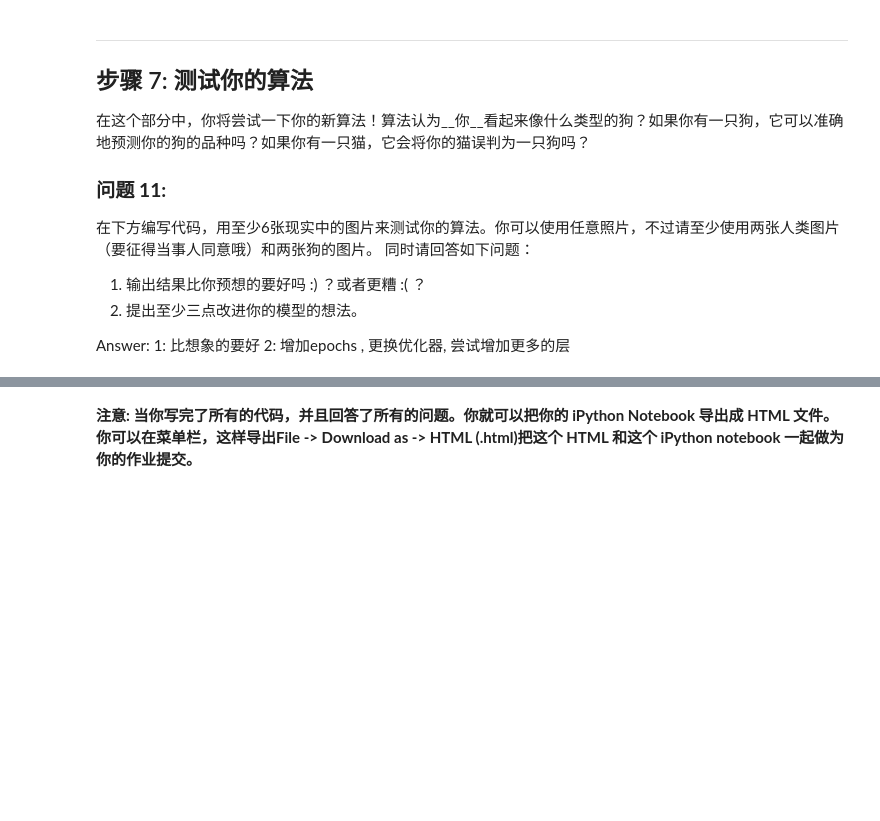
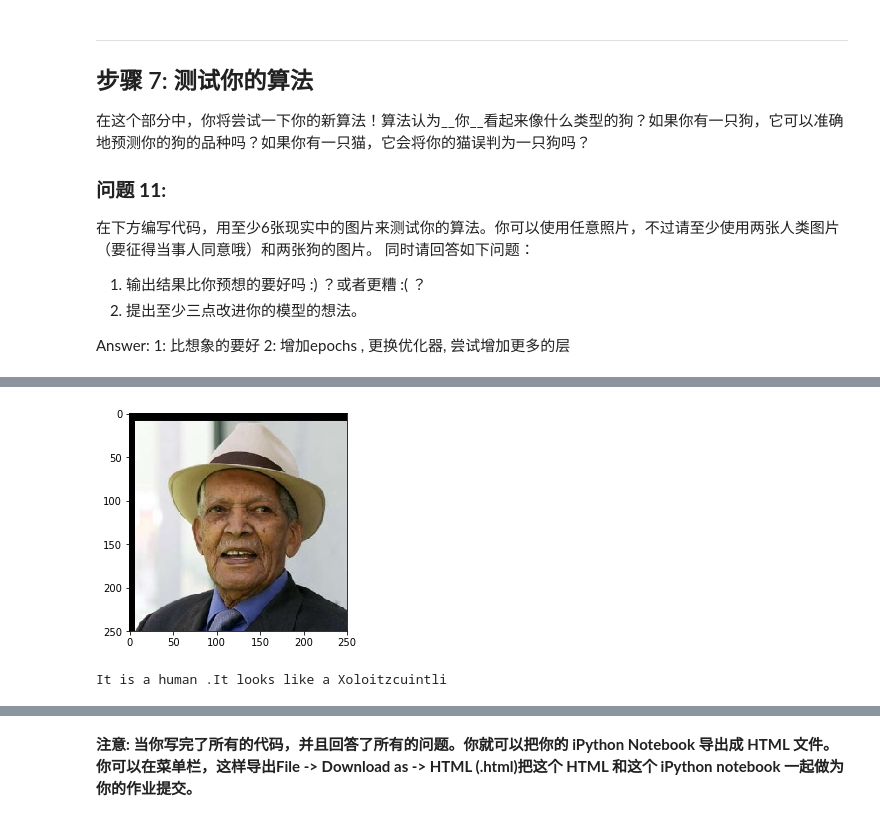
Before and after one commit to Hughli3/cn-deep-learning, a Jupyter notebook: dog-project/my_dog_app.ipynb, the cells around one changed output, grey strips where cells are left out. Drawn from its saved outputs; the diff is of its cells as text; code cells hidden in the pictures; blank space fills up the shorter version.

```diff
--- a/dog-project/my_dog_app.ipynb
+++ b/dog-project/my_dog_app.ipynb
@@ -899,0 +902,9 @@ It is a human .It looks like a Lowchen
+# %%
+img = cv2.imread('/home/hughli/data/dog_test/Compay_Segundo_0001.jpg')
+cv_rgb = cv2.cvtColor(img, cv2.COLOR_BGR2RGB)
+plt.imshow(cv_rgb)
+plt.show()
+human_and_dog_detector('/home/hughli/data/dog_test/Compay_Segundo_0001.jpg')
+# %% [output]
+[figure, added]
+It is a human .It looks like a Xoloitzcuintli
```
Also changed, not shown: parts of 18 cells of this notebook.
